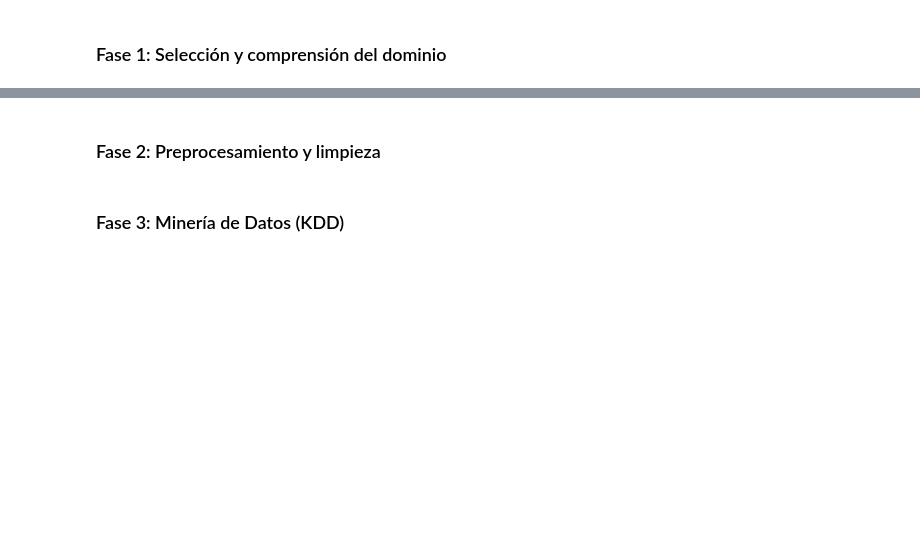
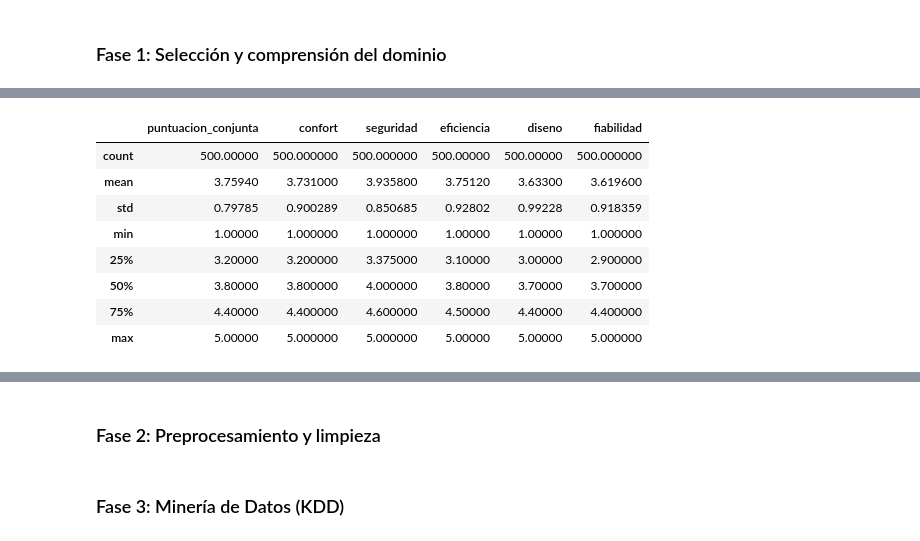
Before and after one commit to ccp0897/Sistema_Analisis_Mercado_Automocion, a Jupyter notebook: sistemaAnalisisAutomocion.ipynb, the cells around one changed output, grey strips where cells are left out. Cells and saved outputs as stored; diff of their text form; code cells hidden in the pictures; blank space fills up the shorter version.

```diff
--- a/sistemaAnalisisAutomocion.ipynb
+++ b/sistemaAnalisisAutomocion.ipynb
@@ -47,0 +186,12 @@ df_opiniones.head()
+# %%
+df_opiniones.describe()
+# %% [output]
+|  | puntuacion_conjunta | confort | seguridad | eficiencia | diseno | fiabilidad |
+| count | 500.00000 | 500.000000 | 500.000000 | 500.00000 | 500.00000 | 500.000000 |
+| mean | 3.75940 | 3.731000 | 3.935800 | 3.75120 | 3.63300 | 3.619600 |
+| std | 0.79785 | 0.900289 | 0.850685 | 0.92802 | 0.99228 | 0.918359 |
+| min | 1.00000 | 1.000000 | 1.000000 | 1.00000 | 1.00000 | 1.000000 |
+| 25% | 3.20000 | 3.200000 | 3.375000 | 3.10000 | 3.00000 | 2.900000 |
+| 50% | 3.80000 | 3.800000 | 4.000000 | 3.80000 | 3.70000 | 3.700000 |
+| 75% | 4.40000 | 4.400000 | 4.600000 | 4.50000 | 4.40000 | 4.400000 |
+| max | 5.00000 | 5.000000 | 5.000000 | 5.00000 | 5.00000 | 5.000000 |
```
Also changed, not shown: parts of 33 cells of this notebook, 1 other file.
